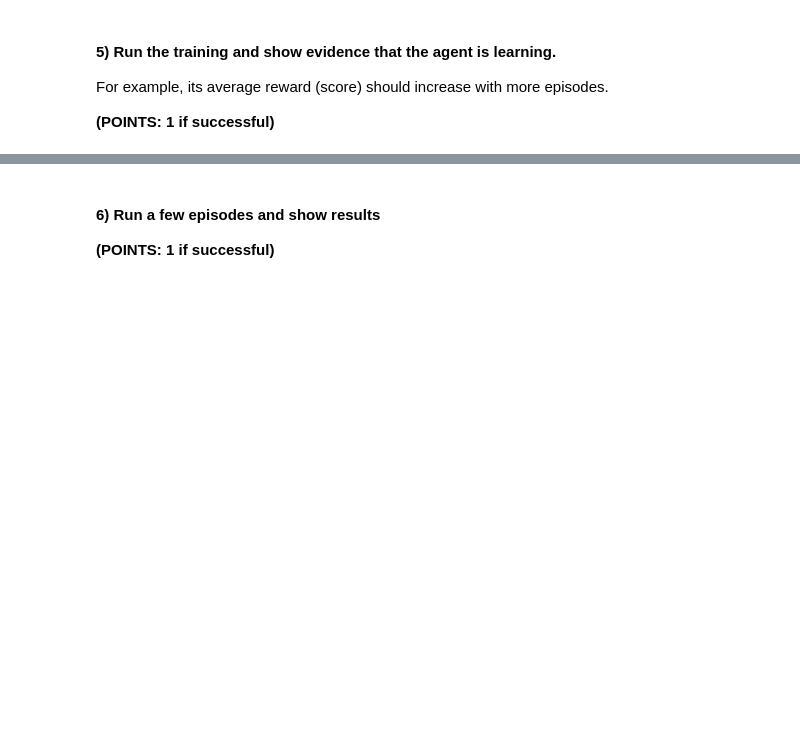
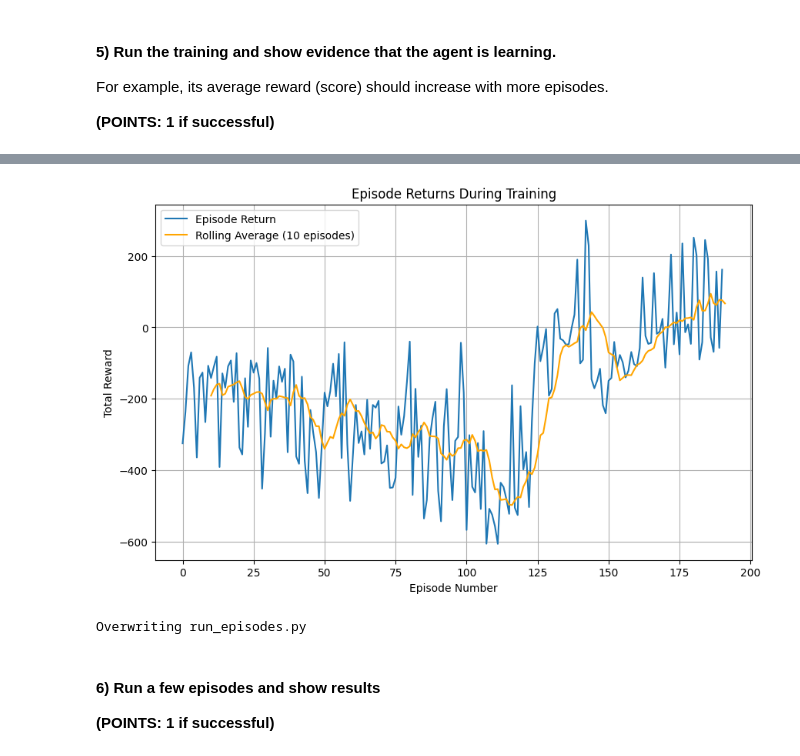
Before and after one commit to bmcgregor22/reinforcement_learning_online_msds, a Jupyter notebook: mywork/module7/lab_dueling_q_network.ipynb, the cells around one changed output, grey strips where cells are left out. Cells and saved outputs as stored; diff of their text form; code cells hidden in the pictures; blank space fills up the shorter version.

```diff
--- a/mywork/module7/lab_dueling_q_network.ipynb
+++ b/mywork/module7/lab_dueling_q_network.ipynb
@@ -190,3 +548,16 @@ Writing network.py
 For example, its average reward (score) should increase with more episodes.
 
 **(POINTS: 1 if successful)**
+# %%
+# Run the training process directly in the notebook to make variables available
+import torch
+from config import Config
+from train import train
+
+cfg = Config()
+agent, episode_returns, losses = train(cfg)
+
+# Save the trained agent's state dictionary
+torch.save(agent.q.state_dict(), "trained_dueling_ddqn_agent.pth")
+print("\nTraining completed and episode_returns variable is available.")
+print("Trained agent state dictionary saved to trained_dueling_ddqn_agent.pth")
@@ -193,3 +572,61 @@ For example, its average reward (score) should increase with more episodes.
+# %%
+import matplotlib.pyplot as plt
+import numpy as np
+
+# Assuming 'episode_returns' is available in the current environment
+# after running the train.py script
+if 'episode_returns' in locals():
+    plt.figure(figsize=(10, 6))
+    plt.plot(episode_returns, label='Episode Return')
+    plt.xlabel('Episode Number')
+    plt.ylabel('Total Reward')
+    plt.title('Episode Returns During Training')
+    plt.grid(True)
+
+    # Optional: Plot a rolling average to smooth the curve
+    if len(episode_returns) > 10:
+        rolling_avg = np.convolve(episode_returns, np.ones(10)/10, mode='valid')
+        plt.plot(np.arange(len(rolling_avg)) + 10, rolling_avg, label='Rolling Average (10 episodes)', color='orange')
+        plt.legend()
+
+    plt.show()
+else:
+    print("Episode returns not available. Please run the training script (cell with !python train.py) first.")
+# %% [output]
+[figure, added]
+# %%
+%%writefile run_episodes.py
+
+import gymnasium as gym
+import torch
+import numpy as np
+
+from config import Config
+from agent import DuelingDDQNAgent
+
+def run_episodes(agent: DuelingDDQNAgent, env_id: str, num_episodes: int = 5, render: bool = True):
+    """Runs episodes with a trained agent."""
+    # Set render_mode to 'human' for rendering, or None otherwise
+    env = gym.make(env_id, render_mode="human" if render else None)
+
+    for episode in range(num_episodes):
+        obs, info = env.reset()
+        total_reward = 0
+        terminated = False
+        truncated = False
+        while not terminated and not truncated:
+            # Agent selects action
+            action = agent.act(obs)
+            # Step in the environment
+            next_obs, reward, terminated, truncated, info = env.step(action)
+            total_reward += reward
+            obs = next_obs
+
+        print(f"Episode {episode + 1}: Total Reward = {total_reward:.2f}")
+
+    env.close()
+# %% [output]
+Overwriting run_episodes.py
 # %% [markdown]
 #### 6) Run a few episodes and show results
 **(POINTS: 1 if successful)**
```
Also changed, not shown: parts of 10 cells of this notebook.
